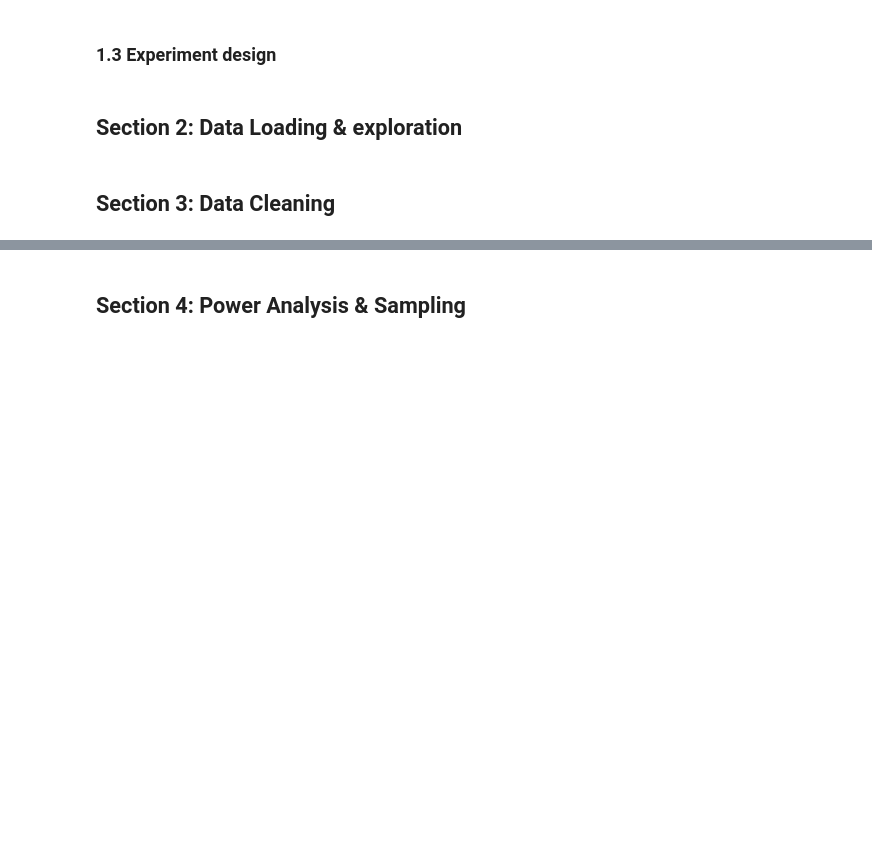
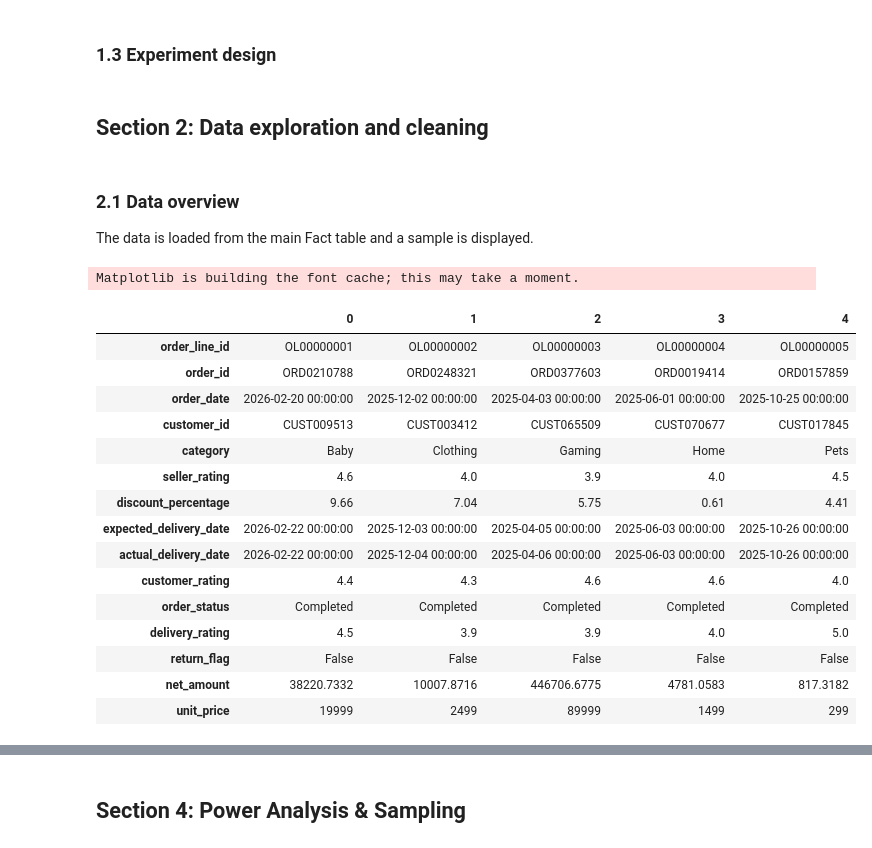
Before and after one commit to joelaniado/olist-discount-ratings-analysis, a Jupyter notebook: discount_rating_experiment.ipynb, the cells around one changed output, grey strips where cells are left out. Saved outputs shown, nothing was run; the diff lists cells and outputs as text; code cells hidden in the pictures; blank space fills up the shorter version.

```diff
--- a/discount_rating_experiment.ipynb
+++ b/discount_rating_experiment.ipynb
@@ -53,6 +53,24 @@ Both stages are tested at a significance level of α = 0.05.
 # %% [markdown]
 ### 1.3 Experiment design
 # %% [markdown]
-## Section 2: Data Loading & exploration
+## Section 2: Data exploration and cleaning
-# %% [markdown]
-## Section 3: Data Cleaning
+# %% [markdown]
+### 2.1 Data overview
+
+The data is loaded from the main Fact table and a sample is displayed.
+# %%
+# Data management
+import pandas as pd
+import numpy as np
+
+# Vizualisation
+import matplotlib.pyplot as plt
+import seaborn as sns
+
+# Statistics
+from scipy import stats
+from scipy.stats import mannwhitneyu, kruskal, shapiro, spearmanr, chi2_contingency
+
+print('Libraries imported succesfully.')
+# %% [output]
+Matplotlib is building the font cache; this may take a moment.
@@ -58,0 +81,20 @@ Both stages are tested at a significance level of α = 0.05.
+# %%
+# Display a sample of the data.
+data.head().T
+# %% [output]
+|  | 0 | 1 | 2 | 3 | 4 |
+| order_line_id | OL00000001 | OL00000002 | OL00000003 | OL00000004 | OL00000005 |
+| order_id | ORD0210788 | ORD0248321 | ORD0377603 | ORD0019414 | ORD0157859 |
+| order_date | 2026-02-20 00:00:00 | 2025-12-02 00:00:00 | 2025-04-03 00:00:00 | 2025-06-01 00:00:00 | 2025-10-25 00:00:00 |
+| customer_id | CUST009513 | CUST003412 | CUST065509 | CUST070677 | CUST017845 |
+| category | Baby | Clothing | Gaming | Home | Pets |
+| seller_rating | 4.6 | 4.0 | 3.9 | 4.0 | 4.5 |
+| discount_percentage | 9.66 | 7.04 | 5.75 | 0.61 | 4.41 |
+| expected_delivery_date | 2026-02-22 00:00:00 | 2025-12-03 00:00:00 | 2025-04-05 00:00:00 | 2025-06-03 00:00:00 | 2025-10-26 00:00:00 |
+| actual_delivery_date | 2026-02-22 00:00:00 | 2025-12-04 00:00:00 | 2025-04-06 00:00:00 | 2025-06-03 00:00:00 | 2025-10-26 00:00:00 |
+| customer_rating | 4.4 | 4.3 | 4.6 | 4.6 | 4.0 |
+| order_status | Completed | Completed | Completed | Completed | Completed |
+| delivery_rating | 4.5 | 3.9 | 3.9 | 4.0 | 5.0 |
+| return_flag | False | False | False | False | False |
+| net_amount | 38220.7332 | 10007.8716 | 446706.6775 | 4781.0583 | 817.3182 |
+| unit_price | 19999 | 2499 | 89999 | 1499 | 299 |
```
Also changed, not shown: parts of 9 cells of this notebook, 1 other file.
